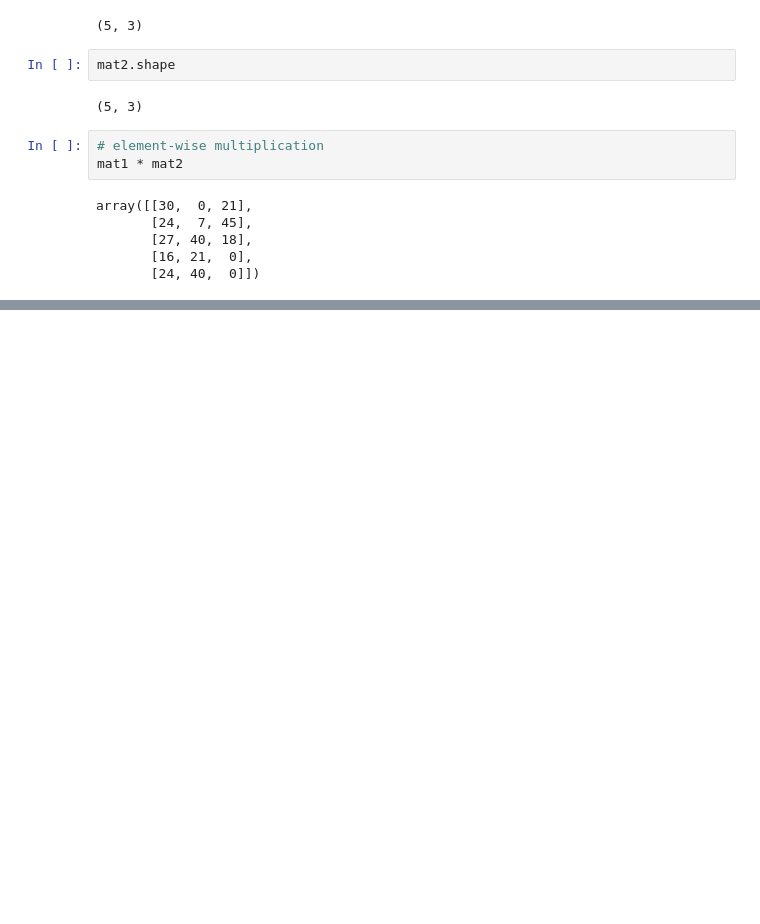
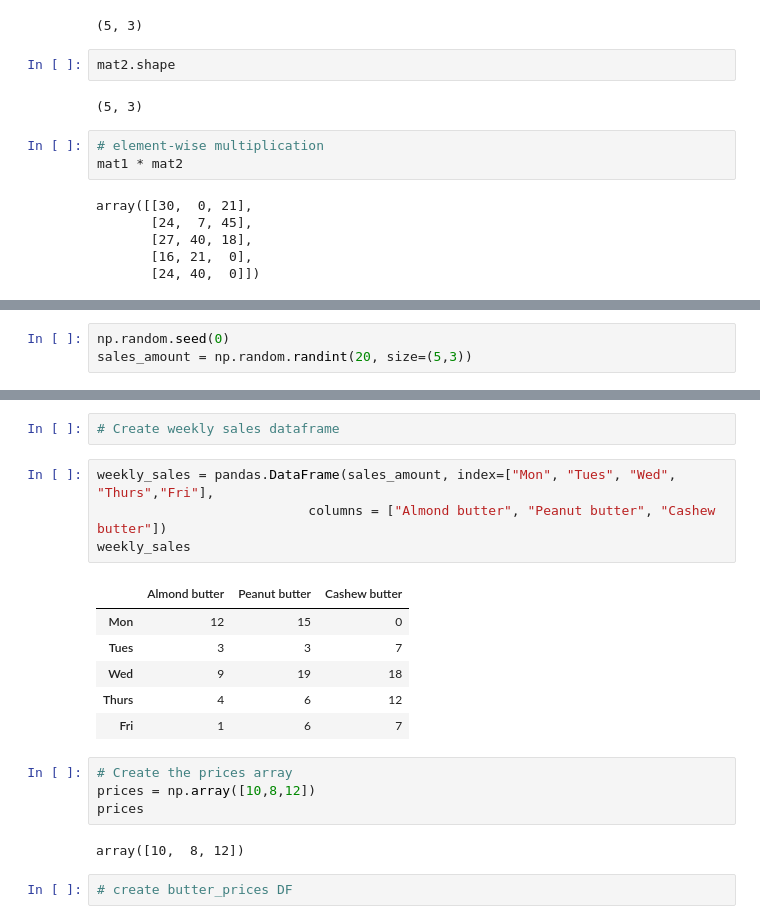
Before and after one commit to MoeCooper/Intro_to_numpy, a Jupyter notebook: Intro_to_Numpy.ipynb, the cells around one changed output, grey strips where cells are left out. Saved outputs shown, nothing was run; the diff lists cells and outputs as text; blank space fills up the shorter version.

```diff
--- a/Intro_to_Numpy.ipynb
+++ b/Intro_to_Numpy.ipynb
@@ -481,0 +500,3 @@ array([[30,  0, 21],
+# %%
+np.random.seed(0)
+sales_amount = np.random.randint(20, size=(5,3))
@@ -481,0 +511,21 @@ array([[30,  0, 21],
+# %%
+# Create weekly sales dataframe
+# %%
+weekly_sales = pandas.DataFrame(sales_amount, index=["Mon", "Tues", "Wed", "Thurs","Fri"],
+                           columns = ["Almond butter", "Peanut butter", "Cashew butter"])
+weekly_sales
+# %% [output]
+|  | Almond butter | Peanut butter | Cashew butter |
+| Mon | 12 | 15 | 0 |
+| Tues | 3 | 3 | 7 |
+| Wed | 9 | 19 | 18 |
+| Thurs | 4 | 6 | 12 |
+| Fri | 1 | 6 | 7 |
+# %%
+# Create the prices array
+prices = np.array([10,8,12])
+prices
+# %% [output]
+array([10,  8, 12])
+# %%
+# create butter_prices DF
```
Also changed, not shown: parts of 18 cells of this notebook.
